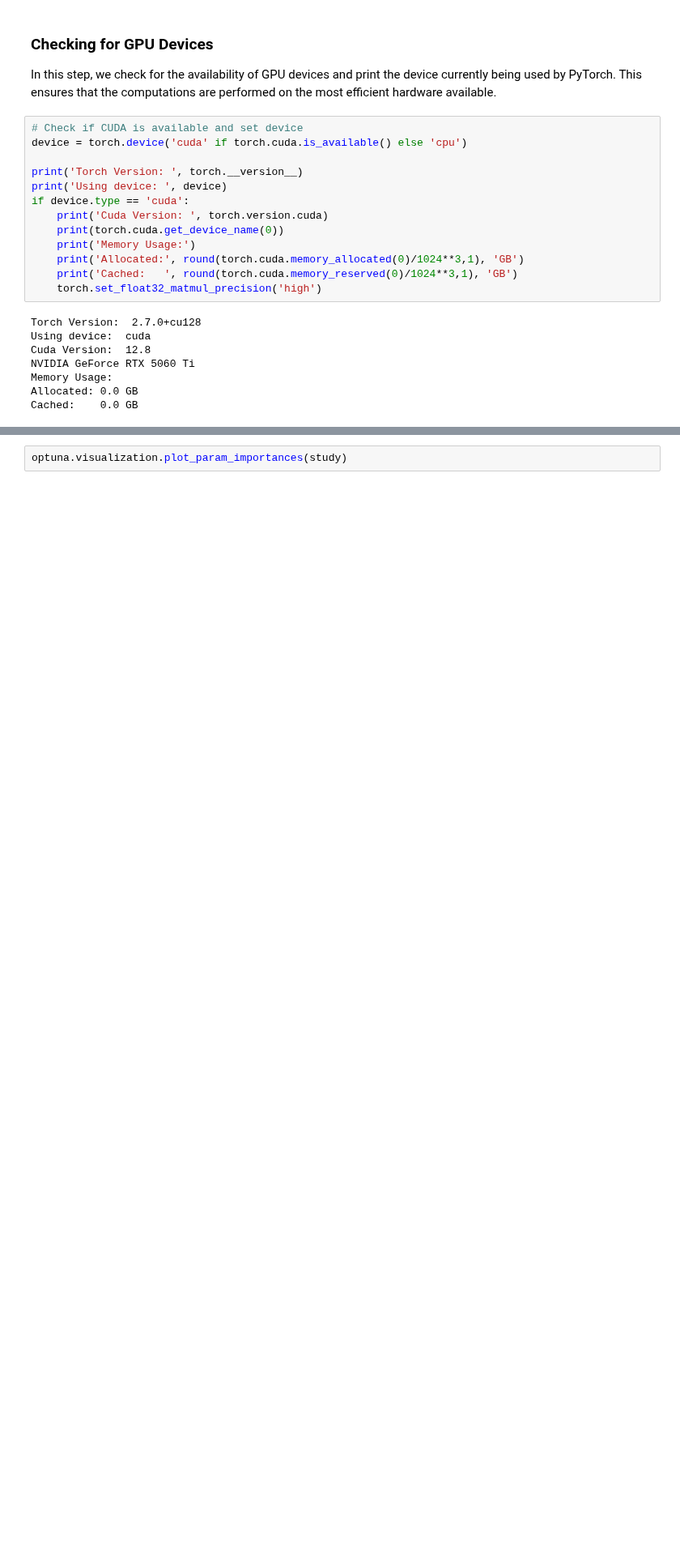
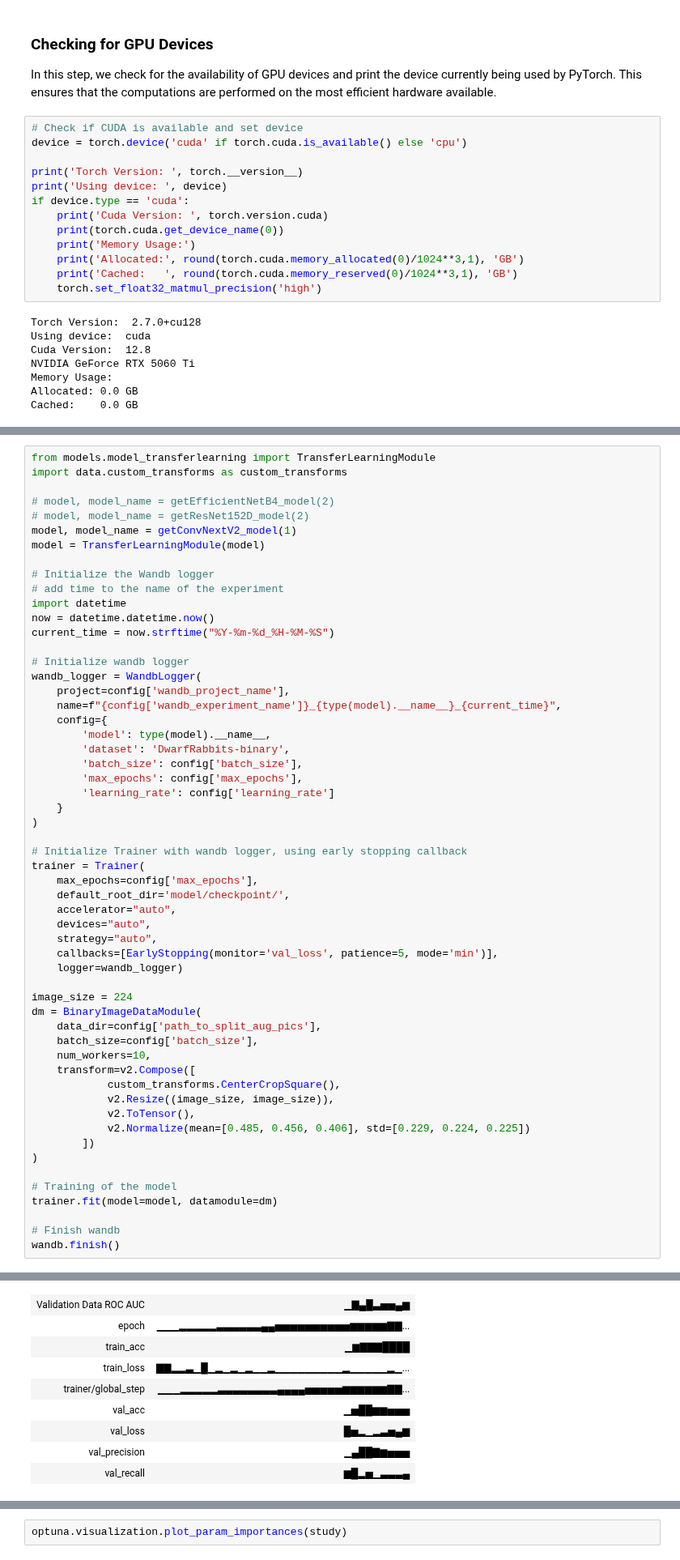
Before and after one commit to lukpausr/HKA_VDKI, a Jupyter notebook: main transferlearning.ipynb, the cells around one changed output, grey strips where cells are left out. Shown at 81% size. Saved outputs shown, nothing was run; the diff lists cells and outputs as text; blank space fills up the shorter version.

Commit message:
Transferlearning model updates

```diff
--- a/main transferlearning.ipynb
+++ b/main transferlearning.ipynb
@@ -120,0 +243,57 @@ def getEfficientNetB3_model(amount_of_trainable_linear_layers=1):
+# %%
+from models.model_transferlearning import TransferLearningModule
+import data.custom_transforms as custom_transforms
+
+# model, model_name = getEfficientNetB4_model(2)
+# model, model_name = getResNet152D_model(2)
+model, model_name = getConvNextV2_model(1)
+model = TransferLearningModule(model)
+
+# Initialize the Wandb logger
+# add time to the name of the experiment
+import datetime
+now = datetime.datetime.now()
+current_time = now.strftime("%Y-%m-%d_%H-%M-%S")
+
+# Initialize wandb logger
+wandb_logger = WandbLogger(
+    project=config['wandb_project_name'],
+    name=f"{config['wandb_experiment_name']}_{type(model).__name__}_{current_time}",
+    config={
+        'model': type(model).__name__,
+        'dataset': 'DwarfRabbits-binary',
+        'batch_size': config['batch_size'],
+        'max_epochs': config['max_epochs'],
+        'learning_rate': config['learning_rate']
+    }
+)
+
+# Initialize Trainer with wandb logger, using early stopping callback
+trainer = Trainer(
+    max_epochs=config['max_epochs'],
+    default_root_dir='model/checkpoint/',
+    accelerator="auto",
+    devices="auto",
+    strategy="auto",
+    callbacks=[EarlyStopping(monitor='val_loss', patience=5, mode='min')],
+    logger=wandb_logger)
+
+image_size = 224
+dm = BinaryImageDataModule(
+    data_dir=config['path_to_split_aug_pics'],
+    batch_size=config['batch_size'],
+    num_workers=10,
+    transform=v2.Compose([
+            custom_transforms.CenterCropSquare(),
+            v2.Resize((image_size, image_size)),
+            v2.ToTensor(),
+            v2.Normalize(mean=[0.485, 0.456, 0.406], std=[0.229, 0.224, 0.225])
+        ])
+)
+
+# Training of the model
+trainer.fit(model=model, datamodule=dm)
+
+# Finish wandb
+wandb.finish()
+# %% [output]
@@ -120,0 +331,9 @@ def getEfficientNetB3_model(amount_of_trainable_linear_layers=1):
+| Validation Data ROC AUC | ▁▇▄█▃▅▅▄▆ |
+| epoch | ▁▁▁▂▂▂▂▂▃▃▃▃▃▃▄▄▅▅▅▅▅▅▅▅▅▅▆▆▆▆▆▇▇... |
+| train_acc | ▁▆▇▇▇████ |
+| train_loss | ▇▇▂▂▃▁█▁▂▁▂▁▂▁▁▂▁▁▁▁▁▁▁▁▁▂▁▁▁▁▁▂▁... |
+| trainer/global_step | ▁▁▁▂▂▂▂▂▃▃▃▃▃▃▃▃▄▄▄▄▅▅▅▅▅▆▆▆▆▆▆▇▇... |
+| val_acc | ▁▅██▆▆▅▅▅ |
+| val_loss | █▅▂▁▂▃▅▄▆ |
+| val_precision | ▁▄██▇▆▅▅▅ |
+| val_recall | ▆█▂▅▁▃▃▃▄ |
```
Also changed, not shown: parts of 18 cells of this notebook, 1 other file.
